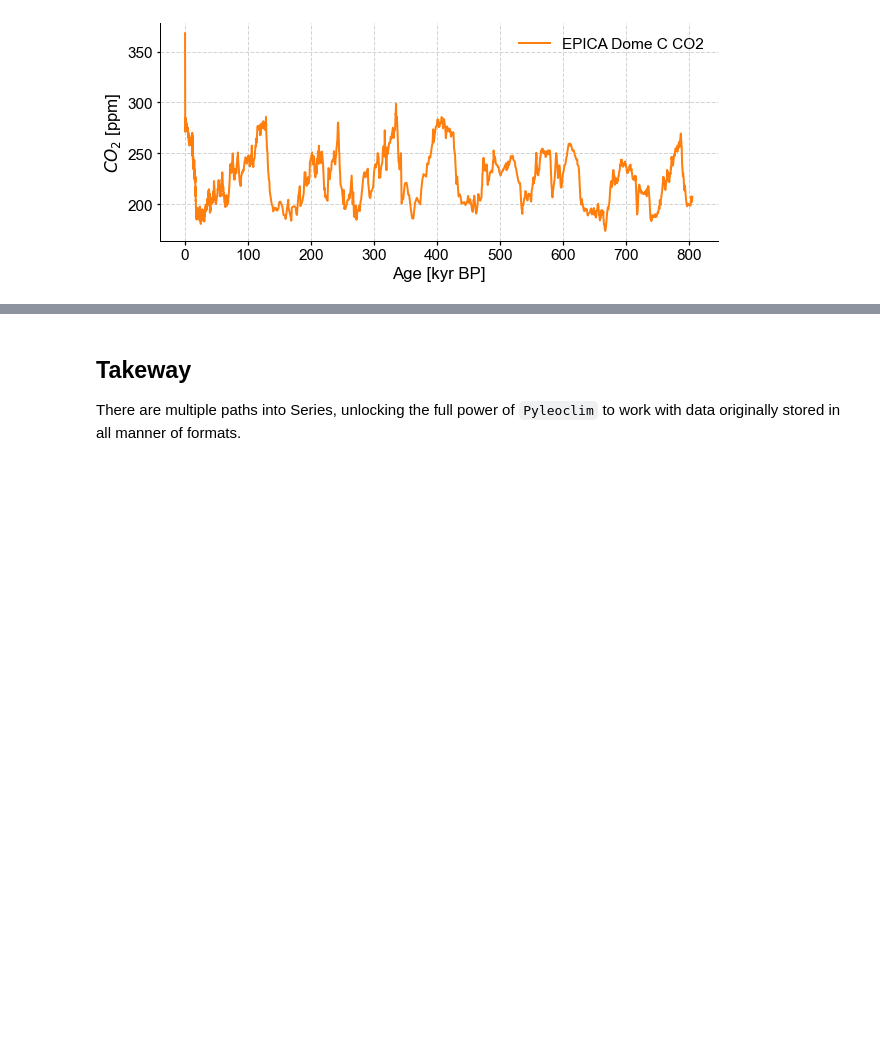
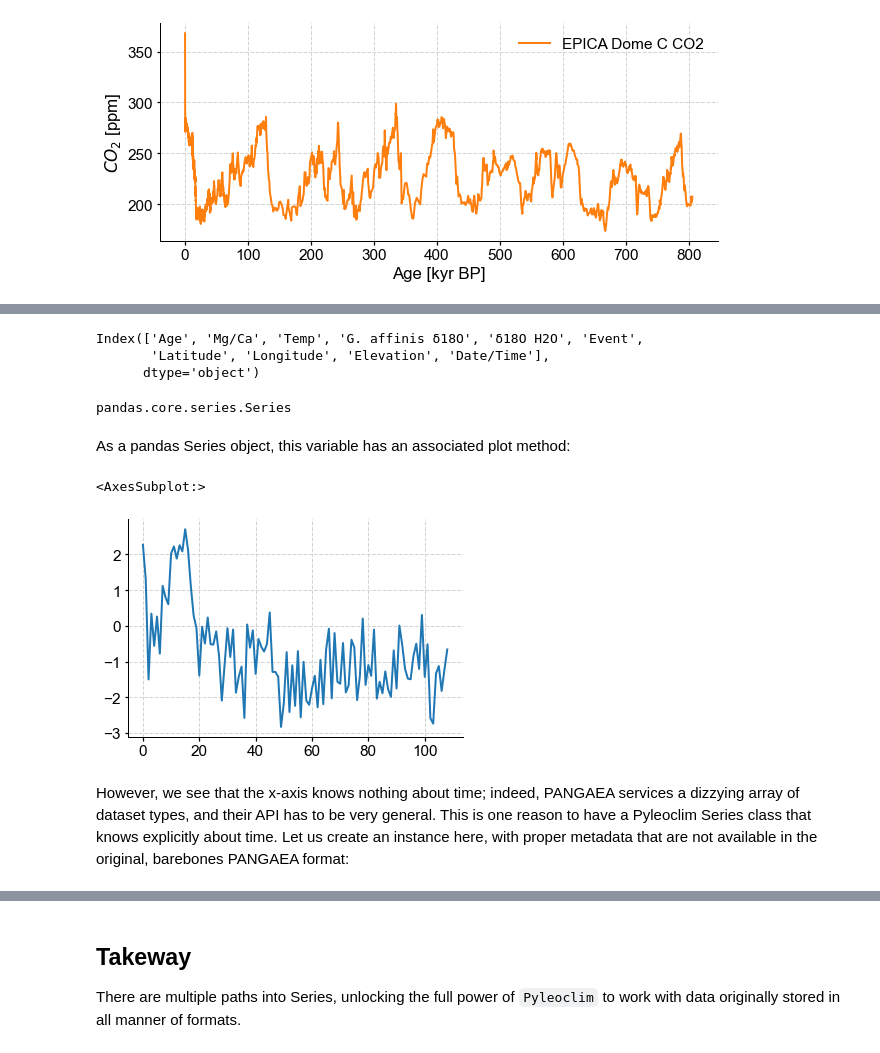
Before and after one commit to LinkedEarth/PyleoTutorials, a Jupyter notebook: notebooks/L0_loading_to_series.ipynb, the cells around one changed output, grey strips where cells are left out. Drawn from its saved outputs; the diff is of its cells as text; code cells hidden in the pictures; blank space fills up the shorter version.

Commit message:
added PANGAEA loading example

```diff
--- a/notebooks/L0_loading_to_series.ipynb
+++ b/notebooks/L0_loading_to_series.ipynb
@@ -229,0 +237,6 @@ co2ts.plot(color='C1')
+# %%
+from pangaeapy.pandataset import PanDataSet
+
+ds = PanDataSet('10.1594/PANGAEA.619066')
+print(ds.title)
+print(ds.data.head())
@@ -229,0 +262,19 @@ co2ts.plot(color='C1')
+# %%
+ds.data.columns
+# %% [output]
+Index(['Age', 'Mg/Ca', 'Temp', 'G. affinis δ18O', 'δ18O H2O', 'Event',
+       'Latitude', 'Longitude', 'Elevation', 'Date/Time'],
+      dtype='object')
+# %%
+type(ds.data['Temp'])
+# %% [output]
+pandas.core.series.Series
+# %% [markdown]
+As a pandas Series object, this variable has an associated plot method:
+# %%
+ds.data['Temp'].plot()
+# %% [output]
+<AxesSubplot:>
+[figure, added]
+# %% [markdown]
+However, we see that the x-axis knows nothing about time; indeed, PANGAEA services a dizzying array of dataset types, and their API has to be very general. This is one reason to have a Pyleoclim Series class that knows explicitly about time. Let us create an instance here, with proper metadata that are not available in the original, barebones PANGAEA format:
```
Also changed, not shown: parts of 14 cells of this notebook, 1 other file.
